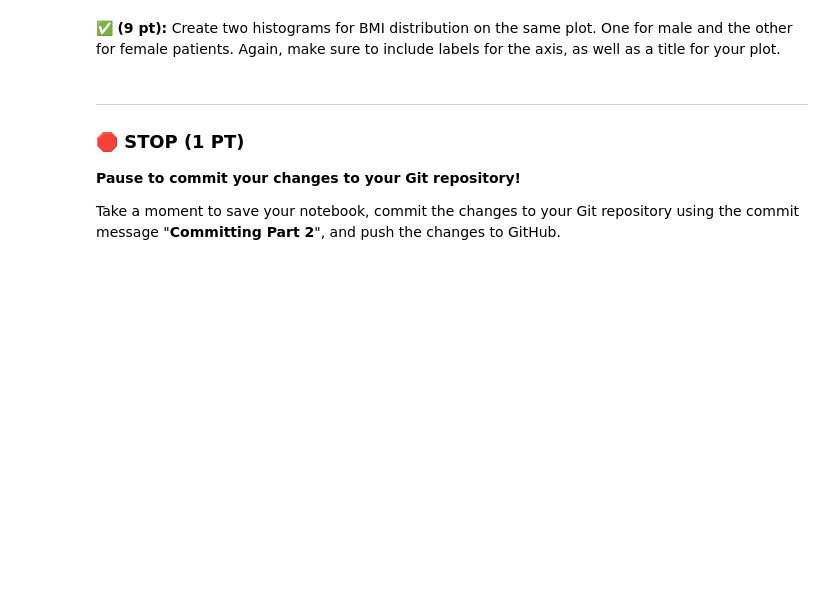
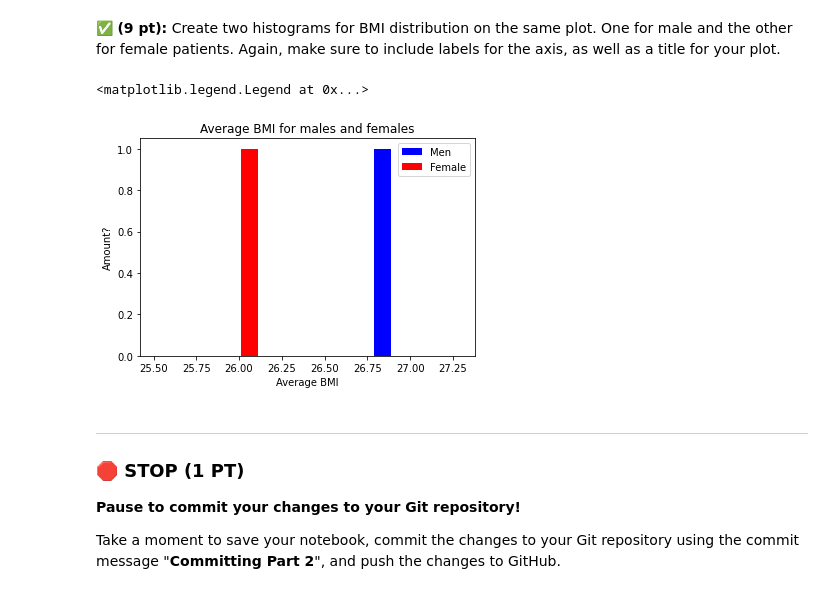
Before and after one commit to connorsugrue/turn-in_CMSE202, a Jupyter notebook: midterm/CMSE202-Midterm-Sect001_TF_Mods-STUDENT.ipynb, the cells around one changed output. Drawn from its saved outputs; the diff is of its cells as text; code cells hidden in the pictures; blank space fills up the shorter version.

```diff
--- a/midterm/CMSE202-Midterm-Sect001_TF_Mods-STUDENT.ipynb
+++ b/midterm/CMSE202-Midterm-Sect001_TF_Mods-STUDENT.ipynb
@@ -150,3 +150,14 @@ plt.scatter(described_sex)
+# %%
+## put your code here
+plt.hist(described_sex["BMI"]["mean"][2], label = "Men", color = "blue")
+plt.hist(described_sex["BMI"]["mean"][1], label = "Female", color = "Red")
+plt.xlabel("Average BMI")
+plt.ylabel("Amount?")
+plt.title("Average BMI for males and females")
+plt.legend()
+# %% [output]
+<matplotlib.legend.Legend at 0x...>
+[figure, added]
 # %% [markdown]
 ---
 ### &#128721; STOP (1 PT)
```
Also changed, not shown: parts of 10 cells of this notebook, 1 other file.
